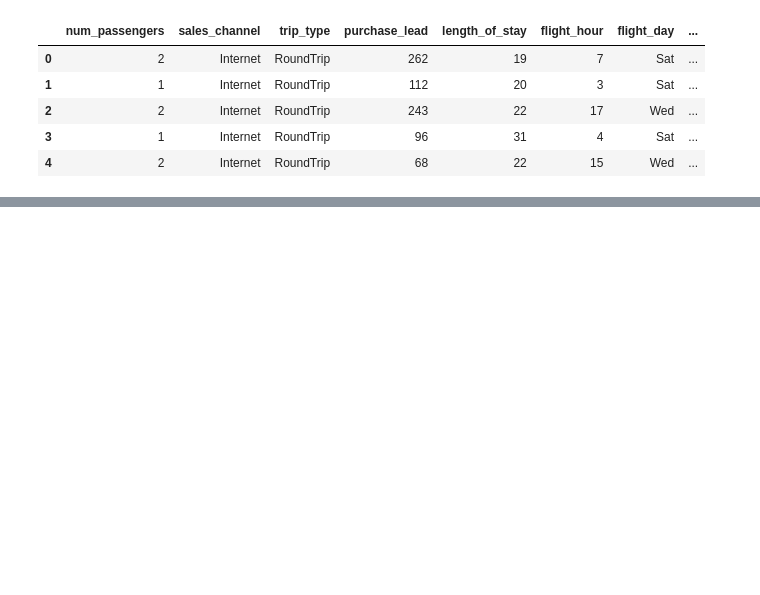
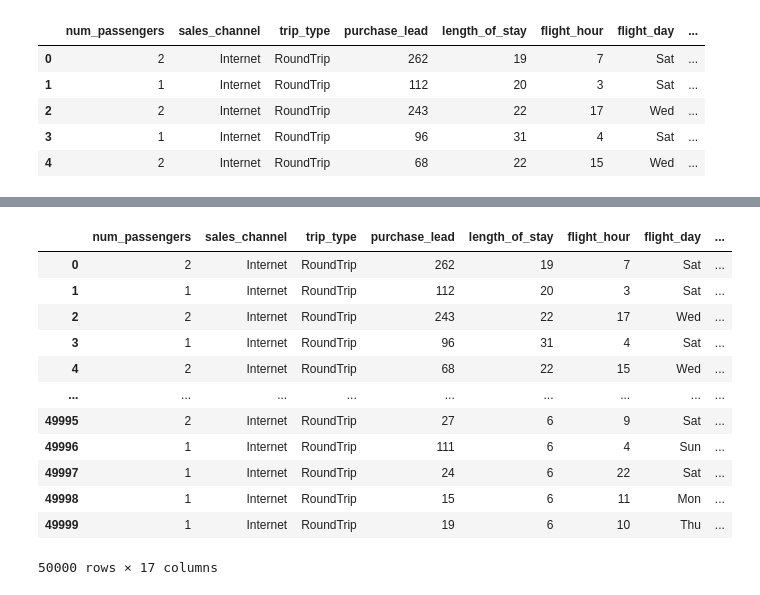
Before and after one commit to alexguttlein/TP1-AnalisisExploratorioDeDatos, a Jupyter notebook: TP1_Análisis_Exploratorio_de_Datos.ipynb, the cells around one changed output, grey strips where cells are left out. Saved outputs shown, nothing was run; the diff lists cells and outputs as text; code cells hidden in the pictures; blank space fills up the shorter version.

```diff
--- a/TP1_Análisis_Exploratorio_de_Datos.ipynb
+++ b/TP1_Análisis_Exploratorio_de_Datos.ipynb
@@ -26,0 +77,18 @@ customer_airways.head()
+# %%
+#agrupo por pais origen, y veo cuantas reservas completadas tienen. Lo agrego en nueva columna
+customer_airways["total_reservas_completadas"] = customer_airways.groupby('booking_origin')['booking_complete'].transform('sum')
+customer_airways
+# %% [output]
+|  | num_passengers | sales_channel | trip_type | purchase_lead | length_of_stay | flight_hour | flight_day | ... |
+| 0 | 2 | Internet | RoundTrip | 262 | 19 | 7 | Sat | ... |
+| 1 | 1 | Internet | RoundTrip | 112 | 20 | 3 | Sat | ... |
+| 2 | 2 | Internet | RoundTrip | 243 | 22 | 17 | Wed | ... |
+| 3 | 1 | Internet | RoundTrip | 96 | 31 | 4 | Sat | ... |
+| 4 | 2 | Internet | RoundTrip | 68 | 22 | 15 | Wed | ... |
+| ... | ... | ... | ... | ... | ... | ... | ... | ... |
+| 49995 | 2 | Internet | RoundTrip | 27 | 6 | 9 | Sat | ... |
+| 49996 | 1 | Internet | RoundTrip | 111 | 6 | 4 | Sun | ... |
+| 49997 | 1 | Internet | RoundTrip | 24 | 6 | 22 | Sat | ... |
+| 49998 | 1 | Internet | RoundTrip | 15 | 6 | 11 | Mon | ... |
+| 49999 | 1 | Internet | RoundTrip | 19 | 6 | 10 | Thu | ... |
+50000 rows × 17 columns
```
Also changed, not shown: parts of 21 cells of this notebook.
